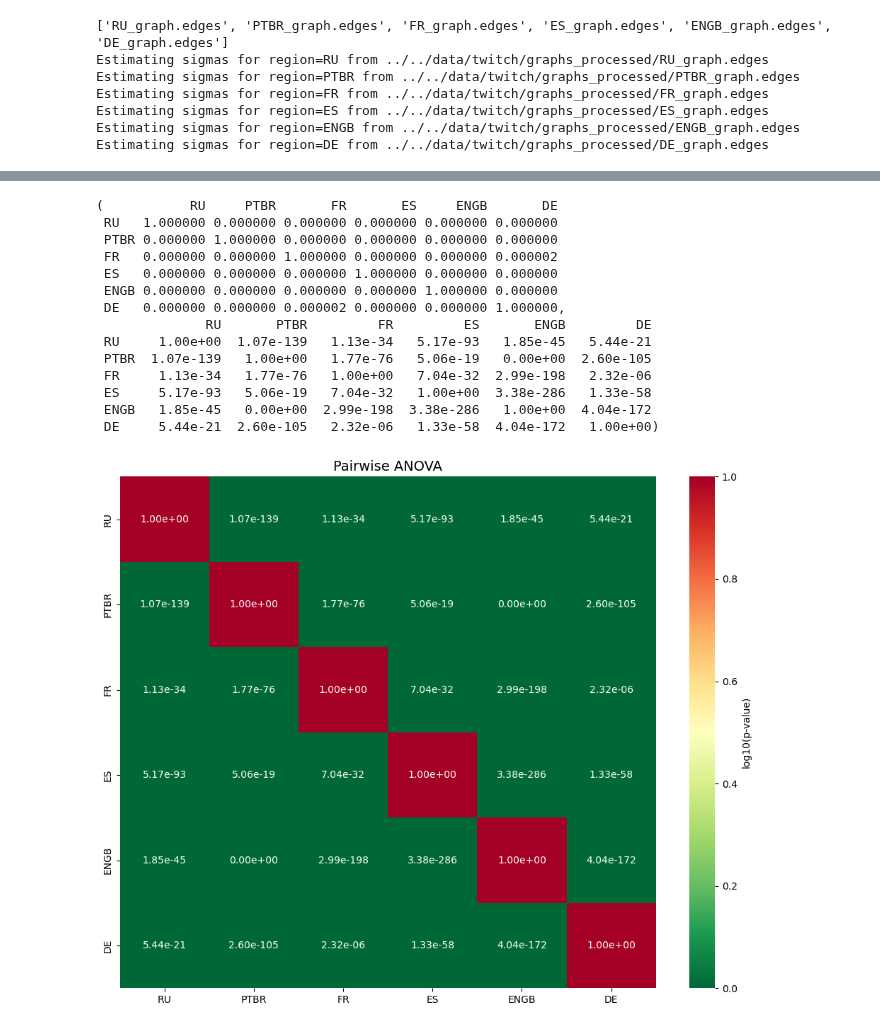
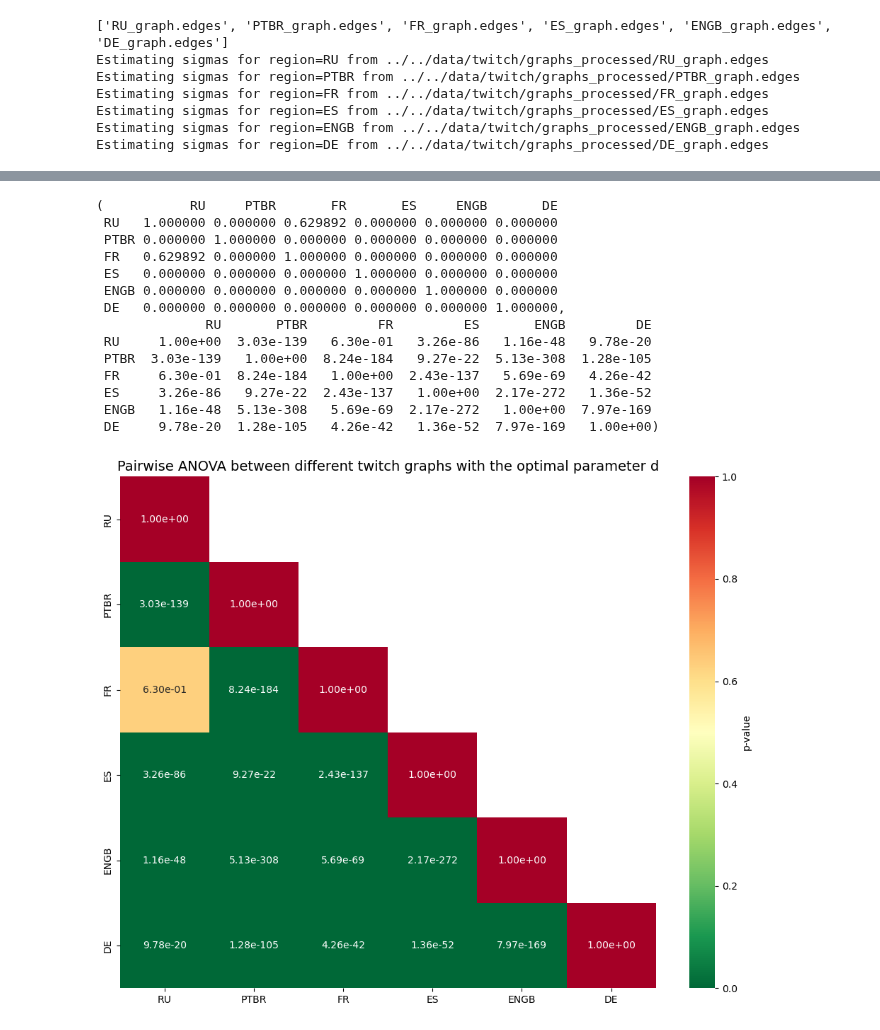
Before and after one commit to mbottoni/logit-graph, a Jupyter notebook: notebooks/anova/13-anova-twitch.ipynb, the cells around one changed output, grey strips where cells are left out. Cells and saved outputs as stored; diff of their text form; code cells hidden in the pictures.

```diff
--- a/notebooks/anova/13-anova-twitch.ipynb
+++ b/notebooks/anova/13-anova-twitch.ipynb
@@ -60,11 +60,7 @@ os.listdir(data_directory)
 # %%
 from src.logit_graph.simulation import estimate_sigma_many
 
-# Configuration
-an_d = 1  # set the desired d
-
-n_repeats = 50
-
+n_repeats = 1
 max_edges = None
 max_non_edges = None
 
@@ -77,23 +73,29 @@ seed = 42
 graphs_processed_dir = os.path.join(data_directory, 'graphs_processed')
 region_files = [f for f in os.listdir(graphs_processed_dir) if f.endswith('_graph.edges')]
 region_files = sorted(region_files)
+
+
+optimal_d = {'ENGB': 1, 'FR': 0, 'DE': 1, 'ES': 1, 'PTBR': 1, 'RU': 0}
 # %% [markdown]
 ### REpeat n times the estimation
 # %%
 records = []
 #files_to_analyse = region_files[-2:]
-files_to_analyse = region_files[::-1]
+files_to_analyse = region_files
 print(files_to_analyse)
 
 for file_name in files_to_analyse:
     region = file_name.replace('_graph.edges', '')
     file_path = os.path.join(graphs_processed_dir, file_name)
-    print(f"Estimating sigmas for region={region} from {file_path}")
+
+    # Use the optimal d for this region
+    d_for_region = optimal_d.get(region, an_d)
+    print(f"Estimating sigmas for region={region} from {file_path} with d={d_for_region}")
 
     G = nx.read_edgelist(file_path, nodetype=int)
     sigmas = estimate_sigma_many(
         G,
-        d=an_d,
+        d=d_for_region,
         n_repeats=n_repeats,
         max_edges=max_edges,
         max_non_edges=max_non_edges,
@@ -106,20 +108,10 @@ for file_name in files_to_analyse:
     for idx, s in enumerate(sigmas):
         records.append({
             'region': region,
-            'd': an_d,
+            'd': d_for_region,
             'repeat_index': idx,
             'sigma': float(s),
             'num_nodes': G.number_of_nodes(),
             'num_edges': G.number_of_edges(),
         })
-
-    # sigma, report = estimate_sigma_only(graph_input=G, d=an_d, max_edges=None, max_non_edges=None, l1_wt=1, alpha=0, random_state=None, verbose=True)
-    # records.append({
-    #     'region': region,
-    #     'd': an_d,
-    #     'report': report,
-    #     'sigma': sigma,
-    #     'num_nodes': G.number_of_nodes(),
-    #     'num_edges': G.number_of_edges(),
-    # })
 # %% [output]
@@ -375,10 +363,11 @@ display(summary_sorted)
 # %% [markdown]
 ### Get the anova from the report
 # %%
+import sys
 from src.logit_graph.simulation import estimate_sigma_only
+optimal_d = {'ENGB': 1, 'FR': 0, 'DE': 1, 'ES': 1, 'PTBR': 1, 'RU': 0}
 
 records = []
-#files_to_analyse = region_files[-2:]
 files_to_analyse = region_files[::-1]
 print(files_to_analyse)
 
@@ -388,6 +377,7 @@ for file_name in files_to_analyse:
     print(f"Estimating sigmas for region={region} from {file_path}")
 
     G = nx.read_edgelist(file_path, nodetype=int)
+    an_d = optimal_d[region]
     sigma, report = estimate_sigma_only(graph_input=G, d=an_d, max_edges=None, max_non_edges=None, l1_wt=1, alpha=0, random_state=None, verbose=True)
     records.append({
         'region': region,
@@ -556,31 +536,35 @@ P_fmt = P.applymap(lambda x: f"{x:.2e}" if pd.notnull(x) else "")
 P, P_fmt  # P is numeric; P_fmt is formatted as scientific notation strings
 # %% [output]
 (           RU     PTBR       FR       ES     ENGB       DE
- RU   1.000000 0.000000 0.000000 0.000000 0.000000 0.000000
+ RU   1.000000 0.000000 0.629892 0.000000 0.000000 0.000000
  PTBR 0.000000 1.000000 0.000000 0.000000 0.000000 0.000000
- FR   0.000000 0.000000 1.000000 0.000000 0.000000 0.000002
+ FR   0.629892 0.000000 1.000000 0.000000 0.000000 0.000000
  ES   0.000000 0.000000 0.000000 1.000000 0.000000 0.000000
  ENGB 0.000000 0.000000 0.000000 0.000000 1.000000 0.000000
- DE   0.000000 0.000000 0.000002 0.000000 0.000000 1.000000,
+ DE   0.000000 0.000000 0.000000 0.000000 0.000000 1.000000,
               RU       PTBR         FR         ES       ENGB         DE
- RU     1.00e+00  1.07e-139   1.13e-34   5.17e-93   1.85e-45   5.44e-21
- PTBR  1.07e-139   1.00e+00   1.77e-76   5.06e-19   0.00e+00  2.60e-105
- FR     1.13e-34   1.77e-76   1.00e+00   7.04e-32  2.99e-198   2.32e-06
- ES     5.17e-93   5.06e-19   7.04e-32   1.00e+00  3.38e-286   1.33e-58
- ENGB   1.85e-45   0.00e+00  2.99e-198  3.38e-286   1.00e+00  4.04e-172
- DE     5.44e-21  2.60e-105   2.32e-06   1.33e-58  4.04e-172   1.00e+00)
+ RU     1.00e+00  3.03e-139   6.30e-01   3.26e-86   1.16e-48   9.78e-20
+ PTBR  3.03e-139   1.00e+00  8.24e-184   9.27e-22  5.13e-308  1.28e-105
+ FR     6.30e-01  8.24e-184   1.00e+00  2.43e-137   5.69e-69   4.26e-42
+ ES     3.26e-86   9.27e-22  2.43e-137   1.00e+00  2.17e-272   1.36e-52
+ ENGB   1.16e-48  5.13e-308   5.69e-69  2.17e-272   1.00e+00  7.97e-169
+ DE     9.78e-20  1.28e-105   4.26e-42   1.36e-52  7.97e-169   1.00e+00)
 # %%
 import matplotlib.pyplot as plt
 import seaborn as sns
+import numpy as np
 
-# Create a heatmap of the p-values
+# Create a mask for the upper triangle (excluding diagonal)
+mask = np.triu(np.ones_like(P, dtype=bool), k=1)
+
+# Create a heatmap of the p-values (triangular)
 fig, ax = plt.subplots(figsize=(10, 8))
 sns.heatmap(P, annot=P_fmt, fmt='', cmap='RdYlGn_r',
             xticklabels=regions, yticklabels=regions,
-            cbar_kws={'label': 'log10(p-value)'}, ax=ax)
+            cbar_kws={'label': 'p-value'}, ax=ax, mask=mask)
 
-ax.set_title('Pairwise ANOVA', fontsize=14)
+ax.set_title('Pairwise ANOVA between different twitch graphs with the optimal parameter d', fontsize=14)
 plt.tight_layout()
 plt.show()
 # %% [output]
-[figure, old version]
+[figure, new version]
```
Also changed, not shown: parts of 6 cells of this notebook, 3 other files.
